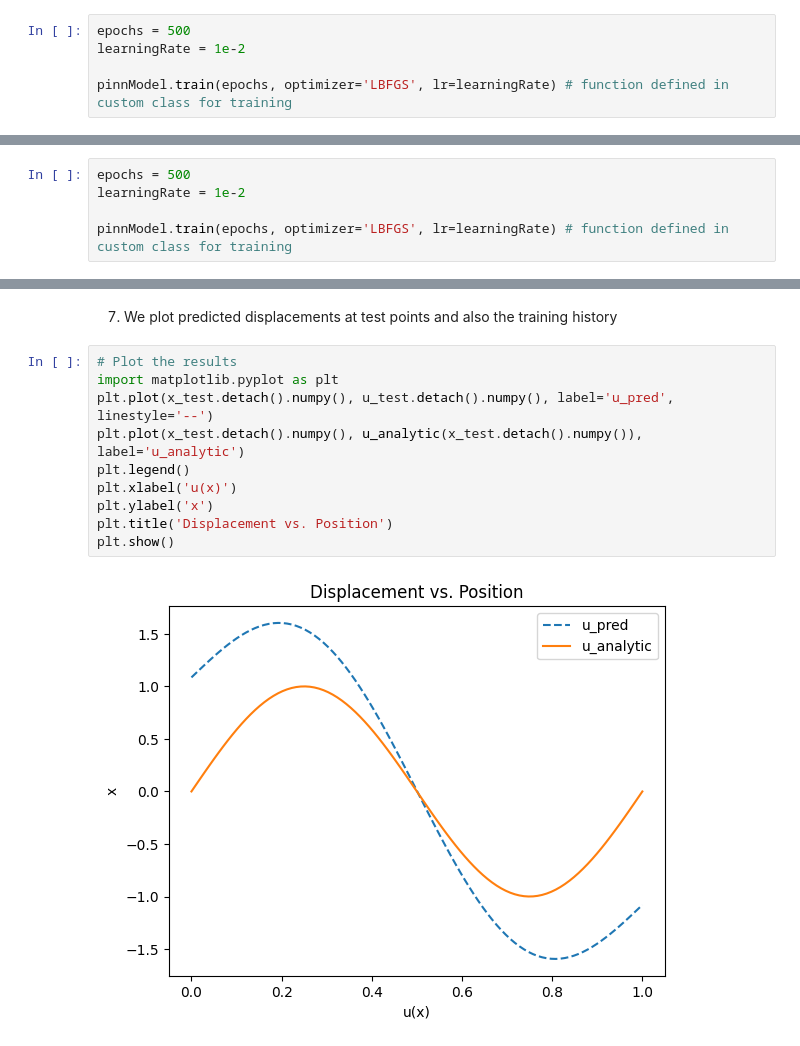
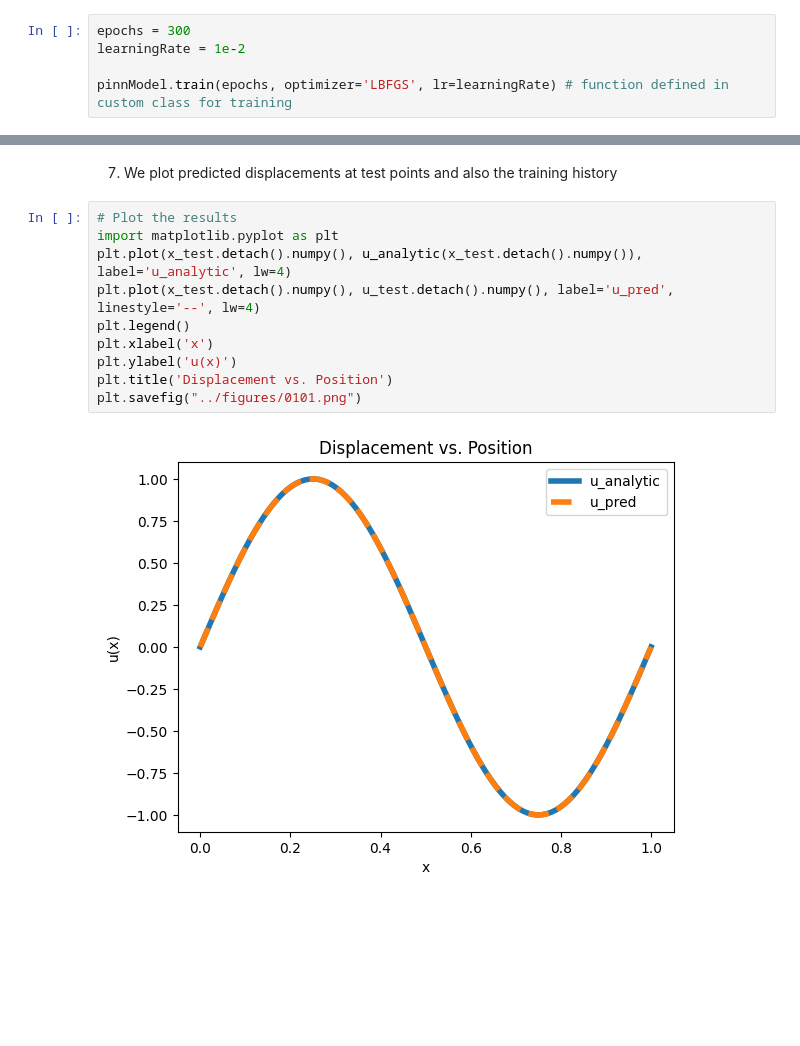
Before and after one commit to SKT27182/Deep-Learning-for-Mechanics-APL-745, a Jupyter notebook: Assignments/assign_6/Forward problem/pinn_bar_main.ipynb, the cells around one changed output, grey strips where cells are left out. Cells and saved outputs as stored; diff of their text form; blank space fills up the shorter version.

```diff
--- a/Assignments/assign_6/Forward problem/pinn_bar_main.ipynb
+++ b/Assignments/assign_6/Forward problem/pinn_bar_main.ipynb
@@ -38,7 +38,7 @@ pinnModel = PhysicsInformedBarModel(x, E, A, L, u0, dist_load=distLoad) # use th
 # %% [markdown]
 5. Next we train our model. The method/function 'train' is defined in the class PhysicsInformedBarModel
 # %%
-epochs = 500
+epochs = 300
 learningRate = 1e-2
 
 pinnModel.train(epochs, optimizer='LBFGS', lr=learningRate) # function defined in custom class for training
@@ -51,5 +62,0 @@ epoch 400, loss 2.5179100036621094
-# %%
-epochs = 500
-learningRate = 1e-2
-
-pinnModel.train(epochs, optimizer='LBFGS', lr=learningRate) # function defined in custom class for training
@@ -71,15 +71,15 @@ u_test = pinnModel.get_displacements(x_test) # function defined in the custom cl
 # %%
 # Plot the results
 import matplotlib.pyplot as plt
-plt.plot(x_test.detach().numpy(), u_test.detach().numpy(), label='u_pred', linestyle='--')
-plt.plot(x_test.detach().numpy(), u_analytic(x_test.detach().numpy()), label='u_analytic')
+plt.plot(x_test.detach().numpy(), u_analytic(x_test.detach().numpy()), label='u_analytic', lw=4)
+plt.plot(x_test.detach().numpy(), u_test.detach().numpy(), label='u_pred', linestyle='--', lw=4)
 plt.legend()
-plt.xlabel('u(x)')
-plt.ylabel('x')
+plt.xlabel('x')
+plt.ylabel('u(x)')
 plt.title('Displacement vs. Position')
-plt.show()
+plt.savefig("../figures/0101.png")
 # %% [output]
-[figure, old version]
+[figure, new version]
 # %%
 # plot the losses
 cost_hist = np.array(pinnModel.loss_history)
```
Also changed, not shown: parts of 4 cells of this notebook, 12 other files.
